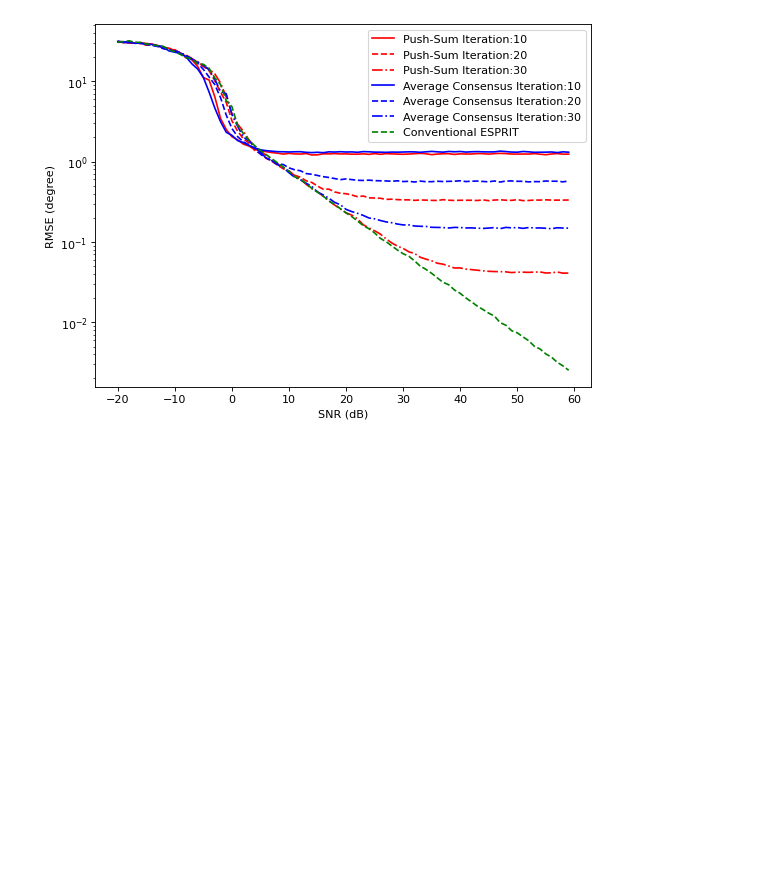
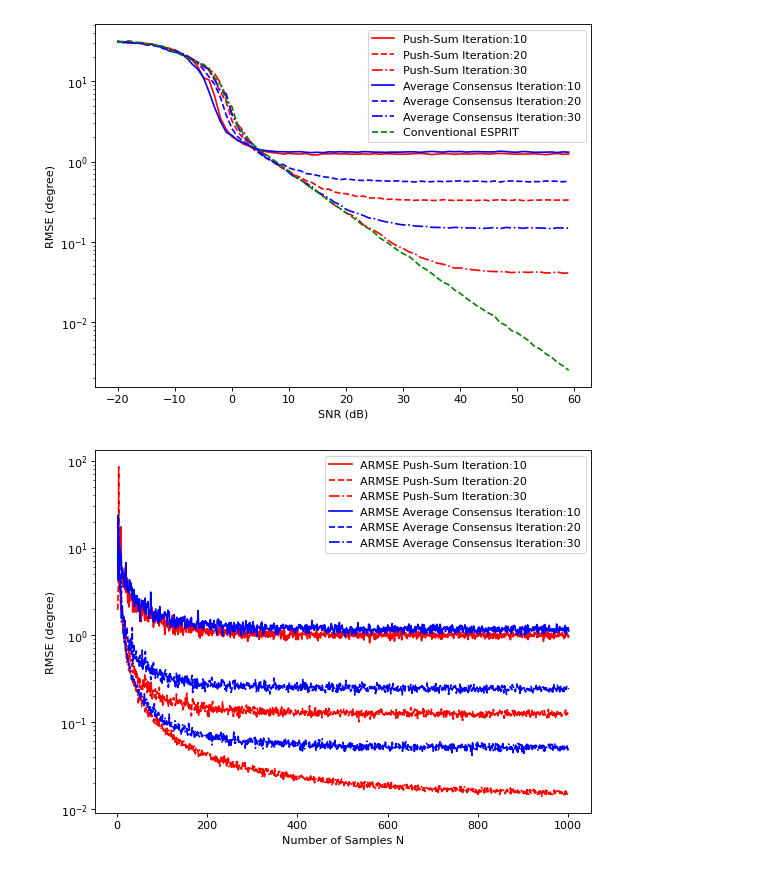
Before and after one commit to ozancakiroglu95/Decentralized-Esprit-Algorithm-Performance-Evaluation-using-Push-Sum-method, a Jupyter notebook: Plots_at_iteration_10_20_30.ipynb, the cells around one changed output. Saved outputs shown, nothing was run; the diff lists cells and outputs as text; code cells hidden in the pictures; blank space fills up the shorter version.

Commit message:
armse plots are included

```diff
--- a/Plots_at_iteration_10_20_30.ipynb
+++ b/Plots_at_iteration_10_20_30.ipynb
@@ -74,6 +74,15 @@ with open("data/snr_10_dB_data/Conventional_ESPRIT_SNR_10db.txt", "rb") as fp:
 with open("data/cramer_rao_data/Cramer_Rao_Bound_SNR_10db.txt", "rb") as fp:   # Unpickling
     cramer_rao = pickle.load(fp)
 
+with open("data/armse_SNR_iteration.txt", "rb") as fp:   # Unpickling
+    armse = pickle.load(fp)
+
+with open("data/armse_ave2.txt", "rb") as fp:   # Unpickling
+    armse2 = pickle.load(fp)
+
+with open("data/armse_ave_20_SNR.txt", "rb") as fp:   # Unpickling
+    armse3 = pickle.load(fp)
+
 plt.plot(np.arange(-20,60), push_sum_1000_sample_p_10, 'r-', label='Push-Sum Iteration:10')
 plt.plot(np.arange(-20,60), push_sum_1000_sample_p_20, 'r--', label='Push-Sum Iteration:20')
 plt.plot(np.arange(-20,60), push_sum_1000_sample_p_30, 'r-.', label='Push-Sum Iteration:30')
@@ -81,6 +90,8 @@ plt.plot(np.arange(-20,60), ave_cons_1000_sample_p_10, 'b-', label='Average Cons
 plt.plot(np.arange(-20,60), ave_cons_1000_sample_p_20, 'b--', label='Average Consensus Iteration:20')
 plt.plot(np.arange(-20,60), ave_cons_1000_sample_p_30, 'b-.', label='Average Consensus Iteration:30')
 plt.plot(np.arange(-20,60), conv_1000_sample_p_30, 'g--', label='Conventional ESPRIT')
+
+
 #plt.plot(np.arange(-20,60), cramer_rao, 'c--', label='Cramer Rao Bound')
 plt.legend()
 plt.yscale("log")
@@ -89,3 +100,42 @@ plt.ylabel('RMSE (degree)')
 plt.show()
 # %% [output]
 [figure]
+# %%
+import pickle
+import numpy as np
+import matplotlib.pyplot as plt
+from matplotlib.pyplot import figure
+
+figure(num=None, figsize=(8, 6), dpi=80, facecolor='w', edgecolor='k')
+
+with open("data/armse_snr_1000_samples_data/armse_Push_Sum_ESPRIT_1000_sample_P_10.txt", "rb") as fp:   # Unpickling
+    armse_push_sum_1000_sample_p_10 = pickle.load(fp)
+
+with open("data/armse_snr_1000_samples_data/armse_Push_Sum_ESPRIT_1000_sample_P_20.txt", "rb") as fp:   # Unpickling
+    armse_push_sum_1000_sample_p_20 = pickle.load(fp)
+
+with open("data/armse_snr_1000_samples_data/armse_Push_Sum_ESPRIT_1000_sample_P_30.txt", "rb") as fp:   # Unpickling
+    armse_push_sum_1000_sample_p_30 = pickle.load(fp)
+
+with open("data/armse_snr_1000_samples_data/armse_Average_Consensus_ESPRIT_1000_sample_P_10.txt", "rb") as fp:   # Unpickling
+    armse_ave_cons_1000_sample_p_10 = pickle.load(fp)
+
+with open("data/armse_snr_1000_samples_data/armse_Average_Consensus_ESPRIT_1000_sample_P_20.txt", "rb") as fp:   # Unpickling
+    armse_ave_cons_1000_sample_p_20 = pickle.load(fp)
+
+with open("data/armse_snr_1000_samples_data/armse_Average_Consensus_ESPRIT_1000_sample_P_30.txt", "rb") as fp:   # Unpickling
+    armse_ave_cons_1000_sample_p_30 = pickle.load(fp)
+
+plt.plot(np.arange(2,1002), armse_push_sum_1000_sample_p_10, 'r-',  label='ARMSE Push-Sum Iteration:10')
+plt.plot(np.arange(2,1002), armse_push_sum_1000_sample_p_20, 'r--', label='ARMSE Push-Sum Iteration:20')
+plt.plot(np.arange(2,1002), armse_push_sum_1000_sample_p_30, 'r-.', label='ARMSE Push-Sum Iteration:30')
+plt.plot(np.arange(2,1002), armse_ave_cons_1000_sample_p_10, 'b-',  label='ARMSE Average Consensus Iteration:10')
+plt.plot(np.arange(2,1002), armse_ave_cons_1000_sample_p_20, 'b--', label='ARMSE Average Consensus Iteration:20')
+plt.plot(np.arange(2,1002), armse_ave_cons_1000_sample_p_30, 'b-.', label='ARMSE Average Consensus Iteration:30')
+plt.legend()
+plt.yscale("log")
+plt.xlabel('Number of Samples N')
+plt.ylabel('RMSE (degree)')
+plt.show()
+# %% [output]
+[figure, added]
```
Also changed, not shown: parts of 1 cell of this notebook, 17 other files.
